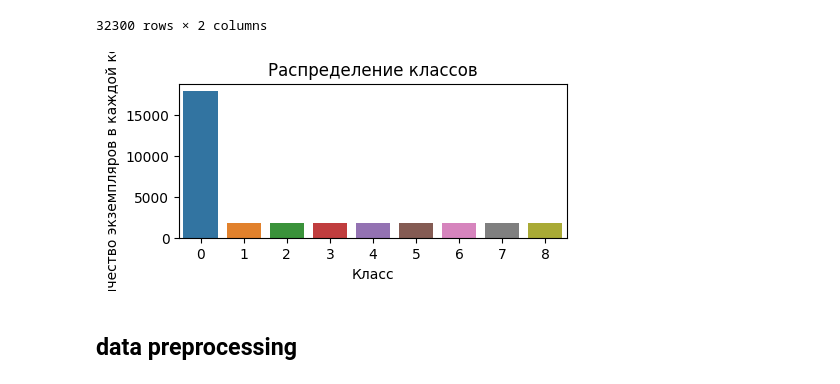
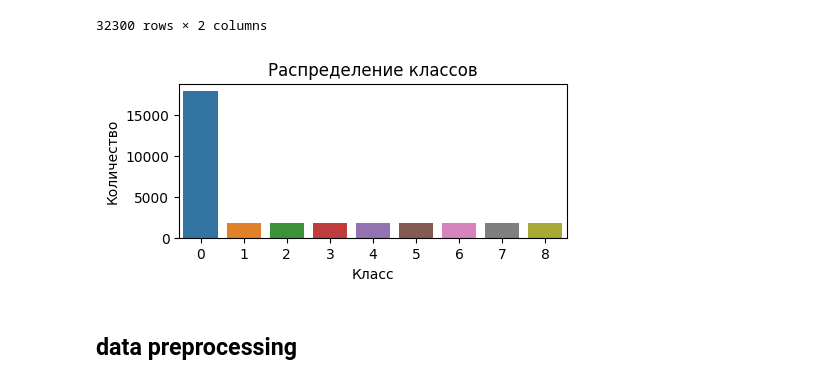
Before and after one commit to gesture-classification/test_task, a Jupyter notebook: notebooks/Project.ipynb, the cells around one changed output. Cells and saved outputs as stored; diff of their text form; code cells hidden in the pictures.

```diff
--- a/notebooks/Project.ipynb
+++ b/notebooks/Project.ipynb
@@ -191,14 +170,14 @@ df_y_train
 # %%
 # построим график распределения классов
 y_counts = df_y_train['class'].value_counts()
 
 fig, ax = plt.subplots(figsize=(5, 2))
 fig = sns.barplot(data = df_y_train, x = y_counts.index, y = y_counts)
 fig.set_title('Распределение классов')
 fig.set_xlabel('Класс')
-fig.set_ylabel('Количество экземпляров в каждой команде');
+fig.set_ylabel('Количество');
 # %% [output]
-[figure, old version]
+[figure, new version]
 # %% [markdown]
 ## data preprocessing
 # %%
```
Also changed, not shown: parts of 19 cells of this notebook.
